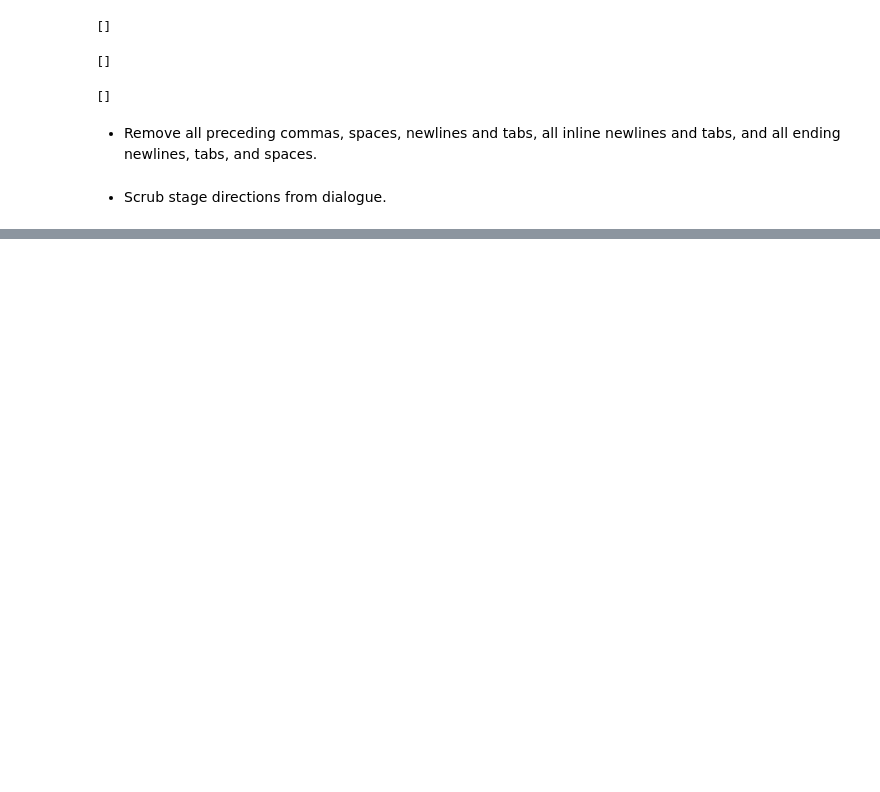
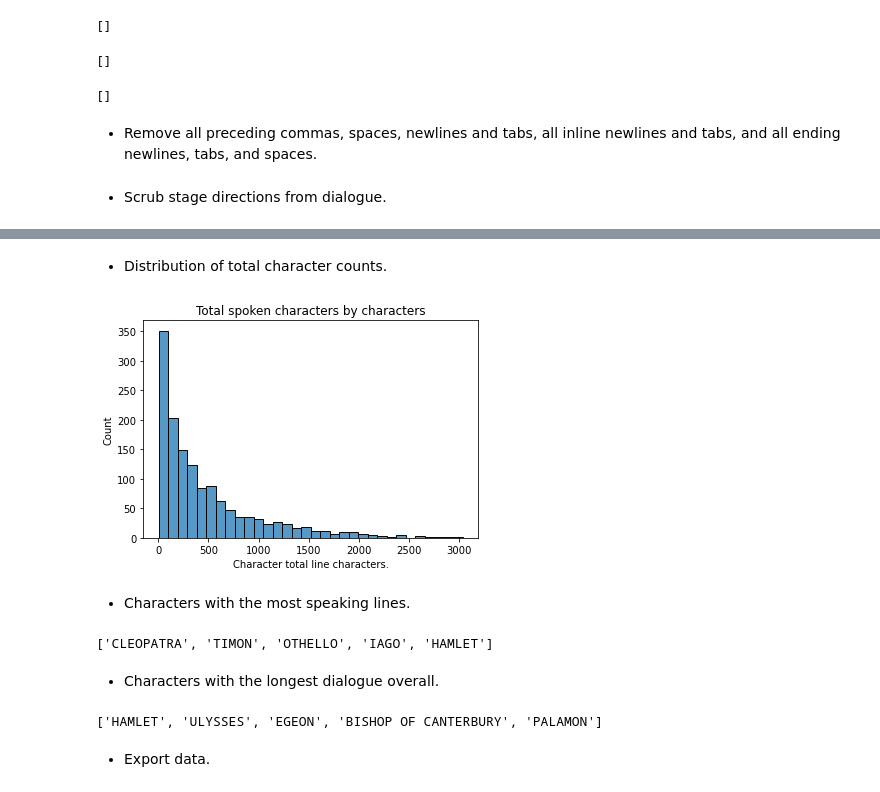
Before and after one commit to Avanyali/Shakespeare_Deaths, a Jupyter notebook: notebooks/ShakespeareanDeaths_Step2_DataCleaning&Exploration.ipynb, the cells around one changed output, grey strips where cells are left out. Cells and saved outputs as stored; diff of their text form; code cells hidden in the pictures; blank space fills up the shorter version.

```diff
--- a/notebooks/ShakespeareanDeaths_Step2_DataCleaning&Exploration.ipynb
+++ b/notebooks/ShakespeareanDeaths_Step2_DataCleaning&Exploration.ipynb
@@ -67,0 +117,35 @@ line_df['line'] = line_df['line'].map(lambda x: re.sub('__stage_direction__', ''
+# %% [markdown]
+- Distribution of total character counts.
+# %%
+character_counts = {}
+for index in line_df.index:
+    play  = index[0]
+    name = index[1]
+
+    if (play, name) not in character_counts:
+        character_counts[(play, name)] = line_df.loc[(play, name, colon), 'total_character_count'][0]
+
+sns.histplot(character_counts)
+plt.xlabel("Character total line characters.")
+plt.title("Total spoken characters by characters")
+plt.show()
+# %% [output]
+[figure, added]
+# %% [markdown]
+- Characters with the most speaking lines.
+# %%
+temp = []
+[temp.append(name) for name in line_df.sort_values(by = 'max_line_count').index.get_level_values(1) if name not in temp]
+temp[-5:]
+# %% [output]
+['CLEOPATRA', 'TIMON', 'OTHELLO', 'IAGO', 'HAMLET']
+# %% [markdown]
+- Characters with the longest dialogue overall.
+# %%
+temp = []
+[temp.append(name) for name in line_df.sort_values(by = 'total_character_count').index.get_level_values(1) if name not in temp]
+temp[-5:]
+# %% [output]
+['HAMLET', 'ULYSSES', 'EGEON', 'BISHOP OF CANTERBURY', 'PALAMON']
+# %% [markdown]
+- Export data.
```
Also changed, not shown: parts of 15 cells of this notebook, 4 other files.
